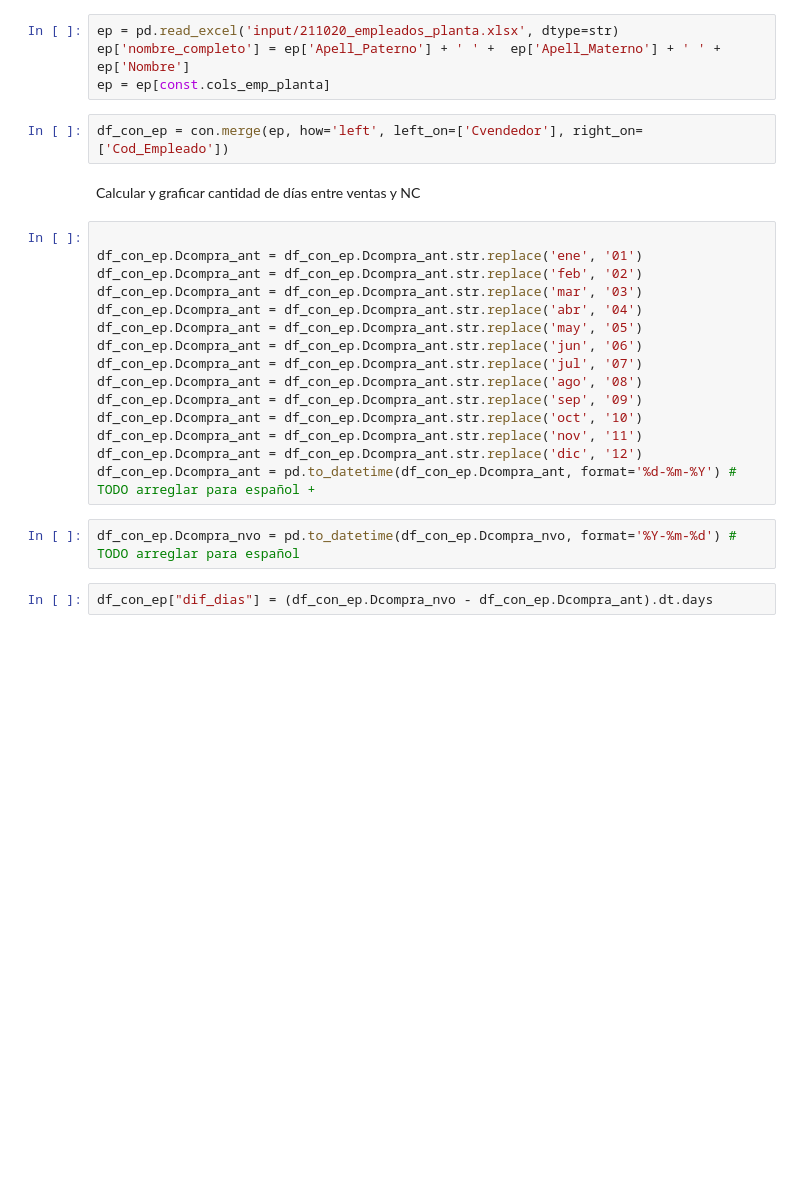
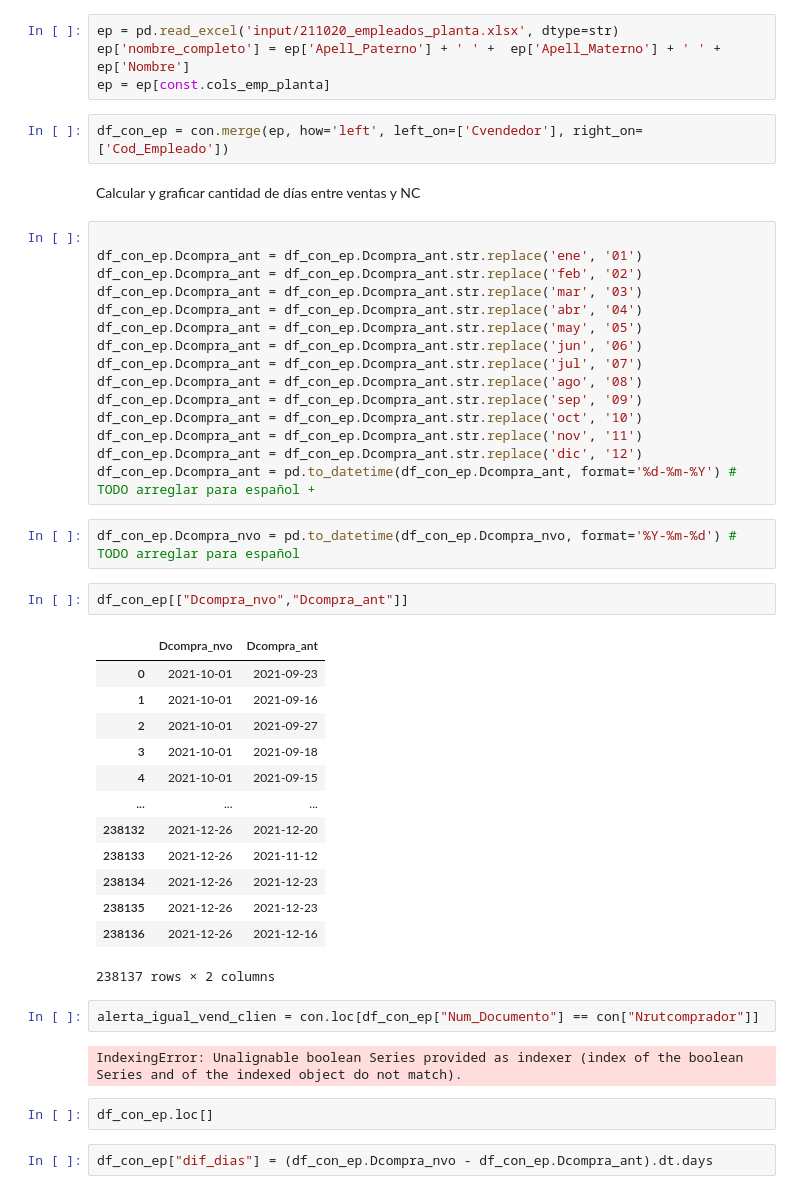
Before and after one commit to maperezrf/nc_santiago, a Jupyter notebook: clases.ipynb, the cells around one changed output. Drawn from its saved outputs; the diff is of its cells as text; blank space fills up the shorter version.

```diff
--- a/clases.ipynb
+++ b/clases.ipynb
@@ -40,5 +40,27 @@ df_con_ep.Dcompra_ant = df_con_ep.Dcompra_ant.str.replace('dic', '12')
 df_con_ep.Dcompra_ant = pd.to_datetime(df_con_ep.Dcompra_ant, format='%d-%m-%Y') # TODO arreglar para español +
 # %%
 df_con_ep.Dcompra_nvo = pd.to_datetime(df_con_ep.Dcompra_nvo, format='%Y-%m-%d') # TODO arreglar para español
+# %%
+df_con_ep[["Dcompra_nvo","Dcompra_ant"]]
+# %% [output]
+|  | Dcompra_nvo | Dcompra_ant |
+| 0 | 2021-10-01 | 2021-09-23 |
+| 1 | 2021-10-01 | 2021-09-16 |
+| 2 | 2021-10-01 | 2021-09-27 |
+| 3 | 2021-10-01 | 2021-09-18 |
+| 4 | 2021-10-01 | 2021-09-15 |
+| ... | ... | ... |
+| 238132 | 2021-12-26 | 2021-12-20 |
+| 238133 | 2021-12-26 | 2021-11-12 |
+| 238134 | 2021-12-26 | 2021-12-23 |
+| 238135 | 2021-12-26 | 2021-12-23 |
+| 238136 | 2021-12-26 | 2021-12-16 |
+238137 rows × 2 columns
+# %%
+alerta_igual_vend_clien = con.loc[df_con_ep["Num_Documento"] == con["Nrutcomprador"]]
+# %% [output]
+IndexingError: Unalignable boolean Series provided as indexer (index of the boolean Series and of the indexed object do not match).
+# %%
+df_con_ep.loc[]
 # %%
 df_con_ep["dif_dias"] = (df_con_ep.Dcompra_nvo - df_con_ep.Dcompra_ant).dt.days
```
Also changed, not shown: parts of 15 cells of this notebook, 1 other file.
